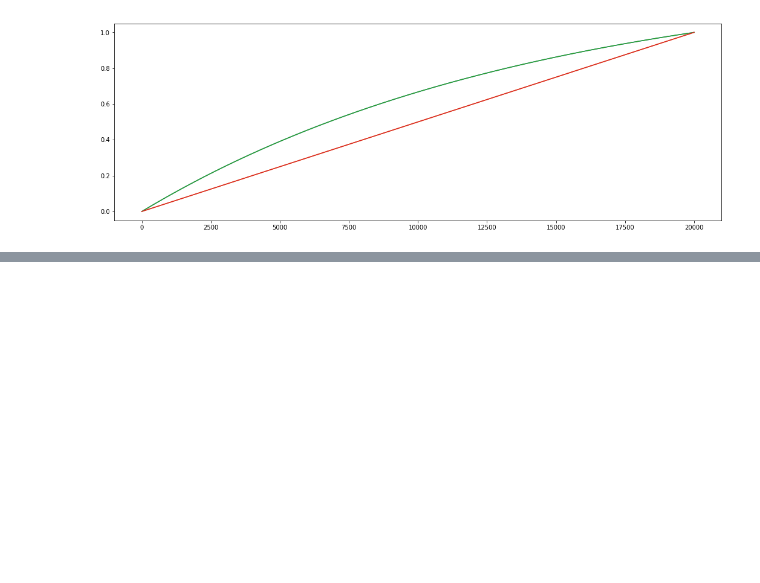
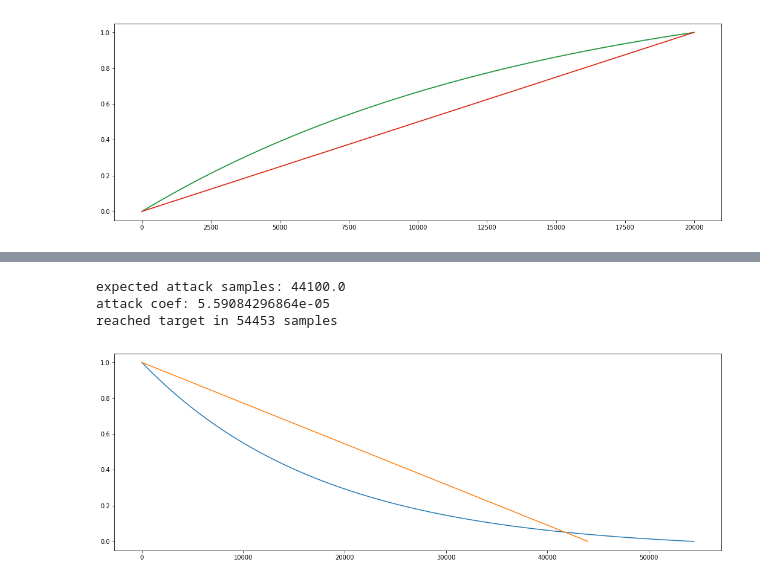
Before and after one commit to rknLA/pd-expline, a Jupyter notebook: notebook/01-exponents.ipynb, the cells around one changed output, grey strips where cells are left out. Drawn from its saved outputs; the diff is of its cells as text; code cells hidden in the pictures; blank space fills up the shorter version.

```diff
--- a/notebook/01-exponents.ipynb
+++ b/notebook/01-exponents.ipynb
@@ -311,0 +322,12 @@ reached target in 19999 samples
+# %%
+def plot_attacks(start, end, attack_ms, sample_rate, overshoot):
+    exp, _ = exp_ramp_ms(start, end, attack_ms, sample_rate, overshoot)
+    plot(exp)
+    plot(gen_linear_ramp(start, end, sample_rate / 1000 * attack_ms))
+# %%
+plot_attacks(1.0, 0.0, 1000, 44100, 0.05)
+# %% [output]
+expected attack samples: 44100.0
+attack coef: 5.59084296864e-05
+reached target in 54453 samples
+[figure, added]
```
Also changed, not shown: parts of 2 cells of this notebook, 1 other file.
